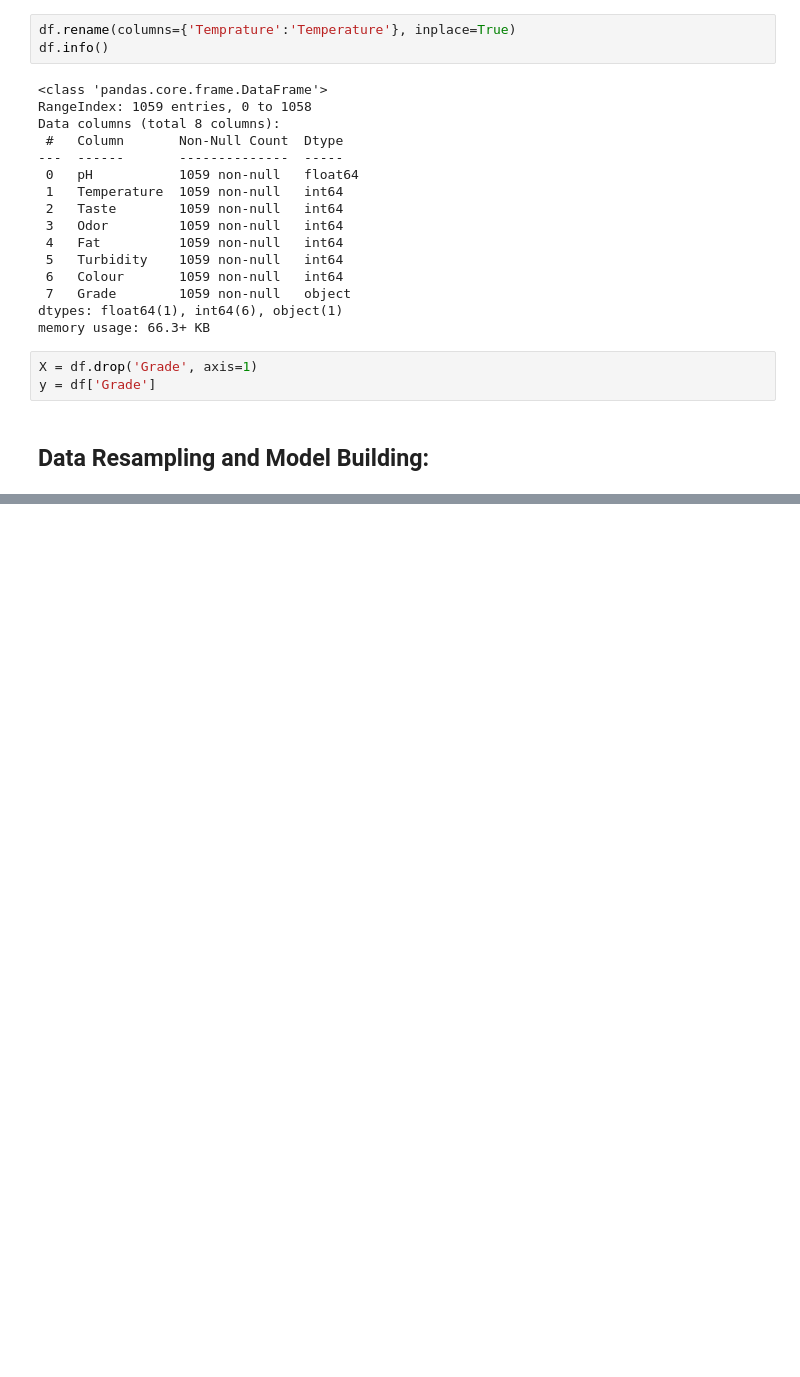
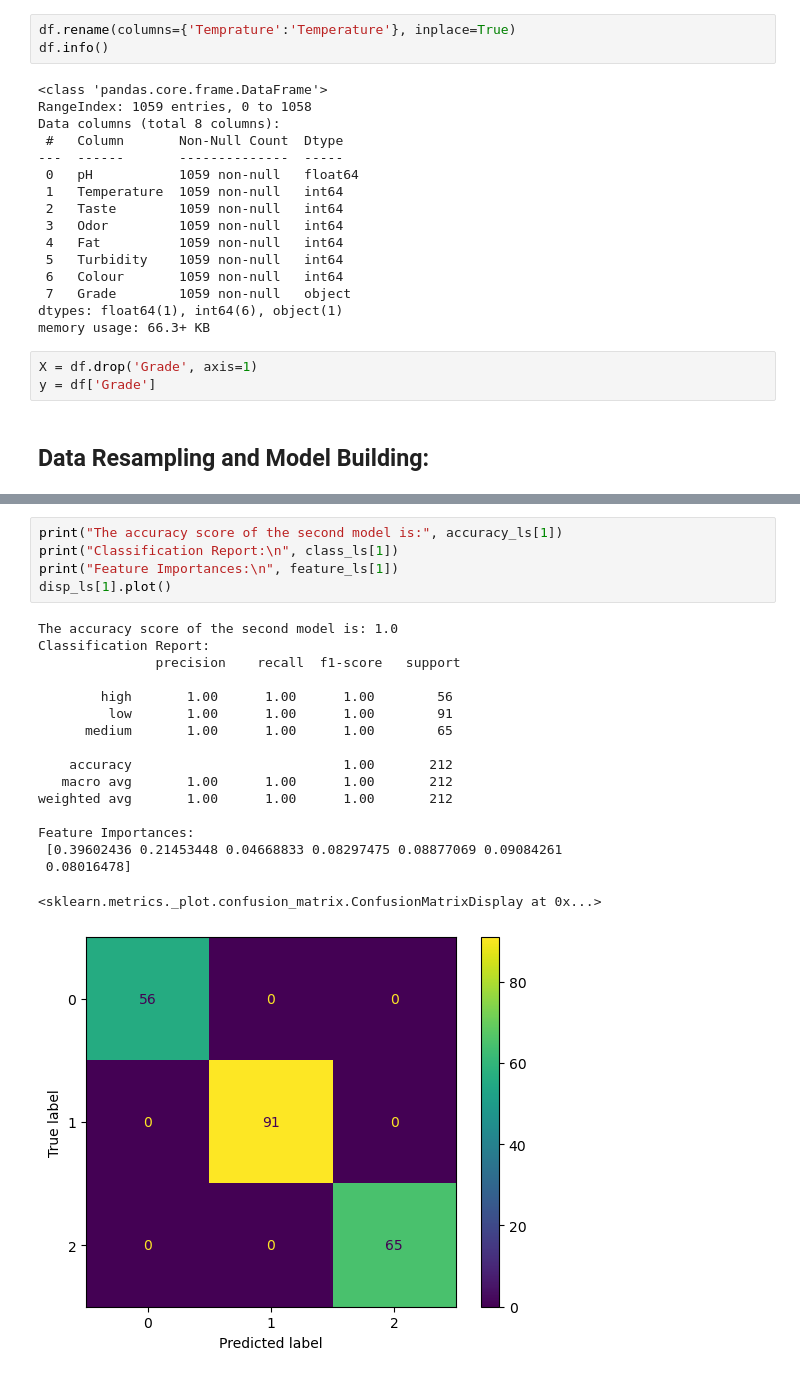
Before and after one commit to haoxiang-xu/data_572_group_6, a Jupyter notebook: AnalysesRF.ipynb, the cells around one changed output, grey strips where cells are left out. Cells and saved outputs as stored; diff of their text form; blank space fills up the shorter version.

```diff
--- a/AnalysesRF.ipynb
+++ b/AnalysesRF.ipynb
@@ -94,0 +108,23 @@ weighted avg       1.00      1.00      1.00       211
+# %%
+print("The accuracy score of the second model is:", accuracy_ls[1])
+print("Classification Report:\n", class_ls[1])
+print("Feature Importances:\n", feature_ls[1])
+disp_ls[1].plot()
+# %% [output]
+The accuracy score of the second model is: 1.0
+Classification Report:
+               precision    recall  f1-score   support
+
+        high       1.00      1.00      1.00        56
+         low       1.00      1.00      1.00        91
+      medium       1.00      1.00      1.00        65
+
+    accuracy                           1.00       212
+   macro avg       1.00      1.00      1.00       212
+weighted avg       1.00      1.00      1.00       212
+
+Feature Importances:
+ [0.39602436 0.21453448 0.04668833 0.08297475 0.08877069 0.09084261
+ 0.08016478]
+<sklearn.metrics._plot.confusion_matrix.ConfusionMatrixDisplay at 0x...>
+[figure, added]
```
Also changed, not shown: parts of 10 cells of this notebook.
